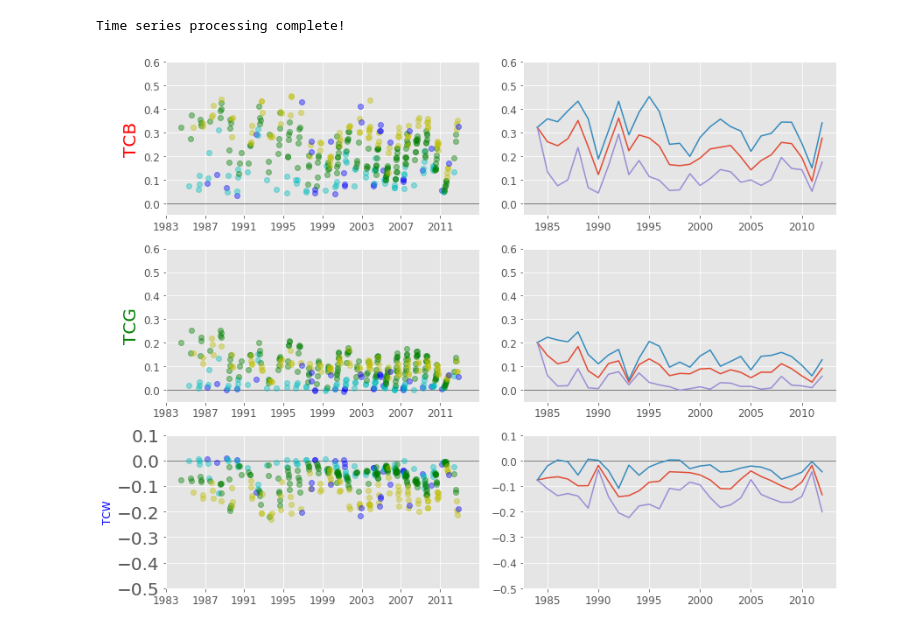
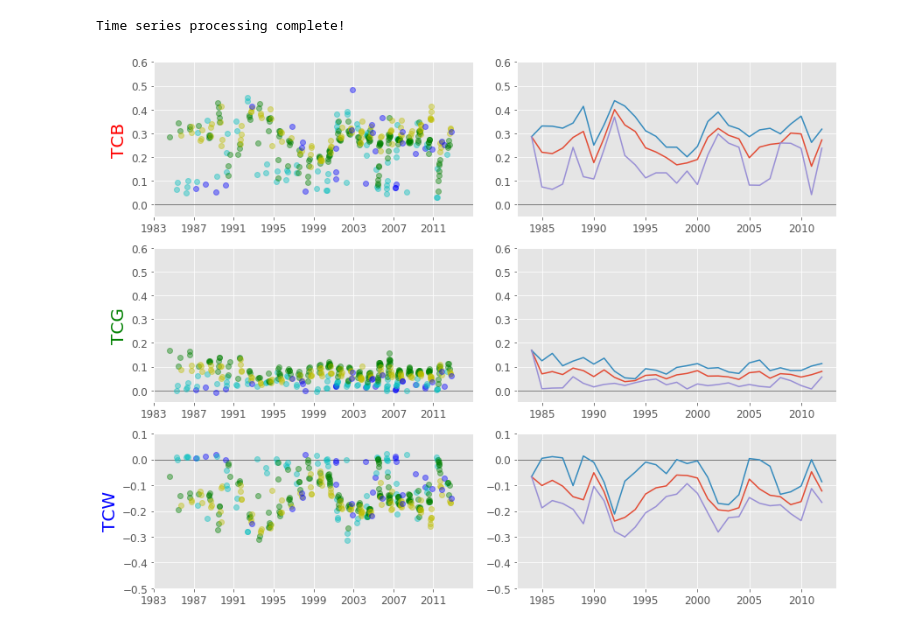
Before and after one commit to parevalo/dataviz, a Jupyter notebook: figures_general.ipynb, the cells around one changed output. Saved outputs shown, nothing was run; the diff lists cells and outputs as text; code cells hidden in the pictures.

```diff
--- a/figures_general.ipynb
+++ b/figures_general.ipynb
@@ -28,8 +28,8 @@ df = csvfile_to_dataframe(cfg['dataset']['input_file'], \
                           date_format=cfg['dataset']['date_format'])
 # %%
 # SPECIFY PIXEL ROW AND COLUMN
-py = 4881 # row
-px = 4369 # column
+py = 4796 # row
+px = 4255 # column
 name = 'Site 3' # pixel name (for plot titles)
 
 # SPECIFY DATES for vertical lines on TS figures
@@ -262,33 +262,33 @@ plt.axhline(0, lw=0.5, color='k', ls='-') # add y=0 reference line
 for date in dt_dates_fmask:
     if date.month == 11 or date.month == 12 or date.month == 1 or date.month == 2 or date.month == 3:
         plt.plot(date, Y_fmask[9, np.where(dt_dates_fmask==date)],'bo', alpha=0.4)
     elif date.month == 4 or date.month == 5:
         plt.plot(date, Y_fmask[9, np.where(dt_dates_fmask==date)],'co', alpha=0.4)
     elif date.month == 6 or date.month == 7 or date.month == 8:
         plt.plot(date, Y_fmask[9, np.where(dt_dates_fmask==date)],'go', alpha=0.4)
     else:
         plt.plot(date, Y_fmask[9, np.where(dt_dates_fmask==date)],'yo', alpha=0.4)
 #TCW_mean_arr = np.asarray(TCW_mean)
 #for index, tcw in enumerate(TCW_mean):
 #    date = dt.date(year_group_fmask.groups.keys()[index], 6, 1)
 #    plt.plot(date, tcw, 'ko')
-    plt.yticks(fontsize=20)
+plt.yticks(fontsize=12)
 plt.xticks(fontsize=12, rotation=0)
-plt.ylabel('TCW', fontsize=12, color='b')
+plt.ylabel('TCW', fontsize=20, color='b')
 plt.ylim((-0.5, 0.1000))
 plt.xlim((xmin, xmax))
 
 ax = fig.add_subplot(326)
 plt.axhline(0, lw=0.5, color='k', ls='-') # add y=0 reference line
 plt.plot(TCW_mean)
 plt.plot(TCW_iqr_H.keys().levels[0], TCW_iqr_H[:].values)
 plt.plot(TCW_iqr_L.keys().levels[0], TCW_iqr_L[:].values)
 plt.yticks(fontsize=12)
 plt.xticks(fontsize=12, rotation=0)
 plt.ylim((-0.5, 0.1000))
 
 fig.tight_layout()
 plt.savefig('./{y}_{x}_TCpanel_{name}.png'.format(x=px, y=py, name=name))
 plt.show()
 # %% [output]
-[figure, old version]
+[figure, new version]
```
